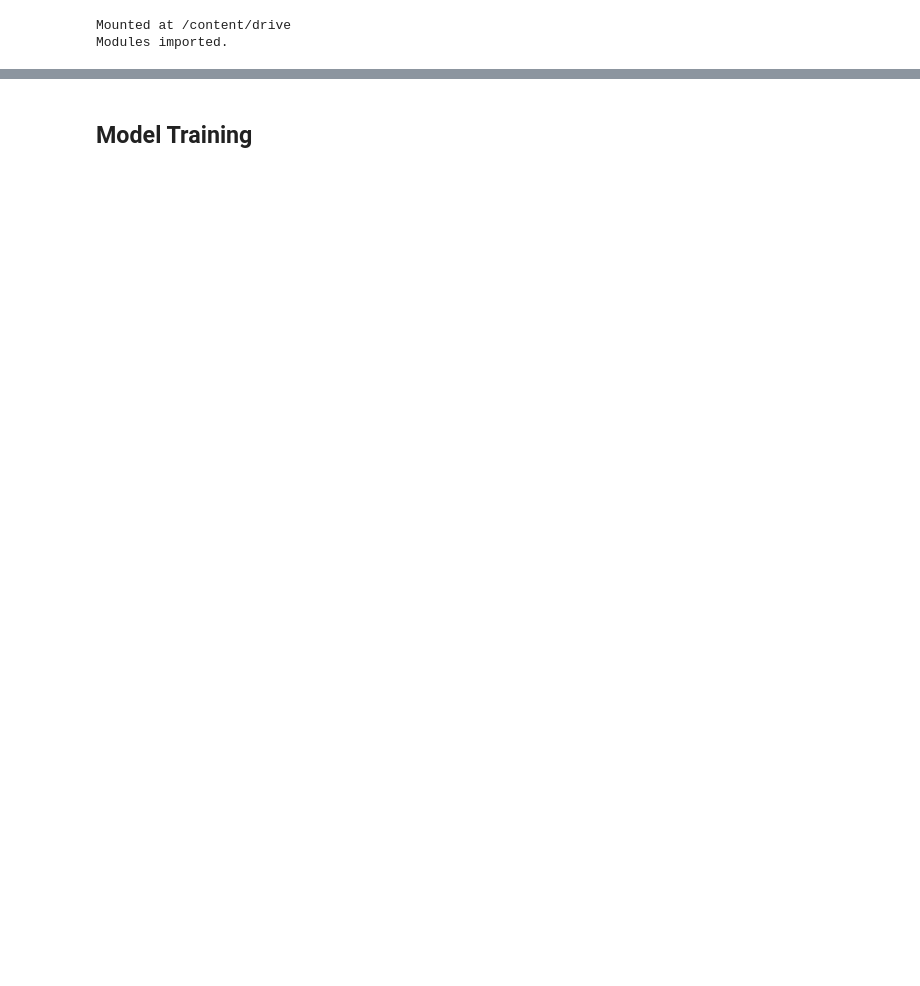
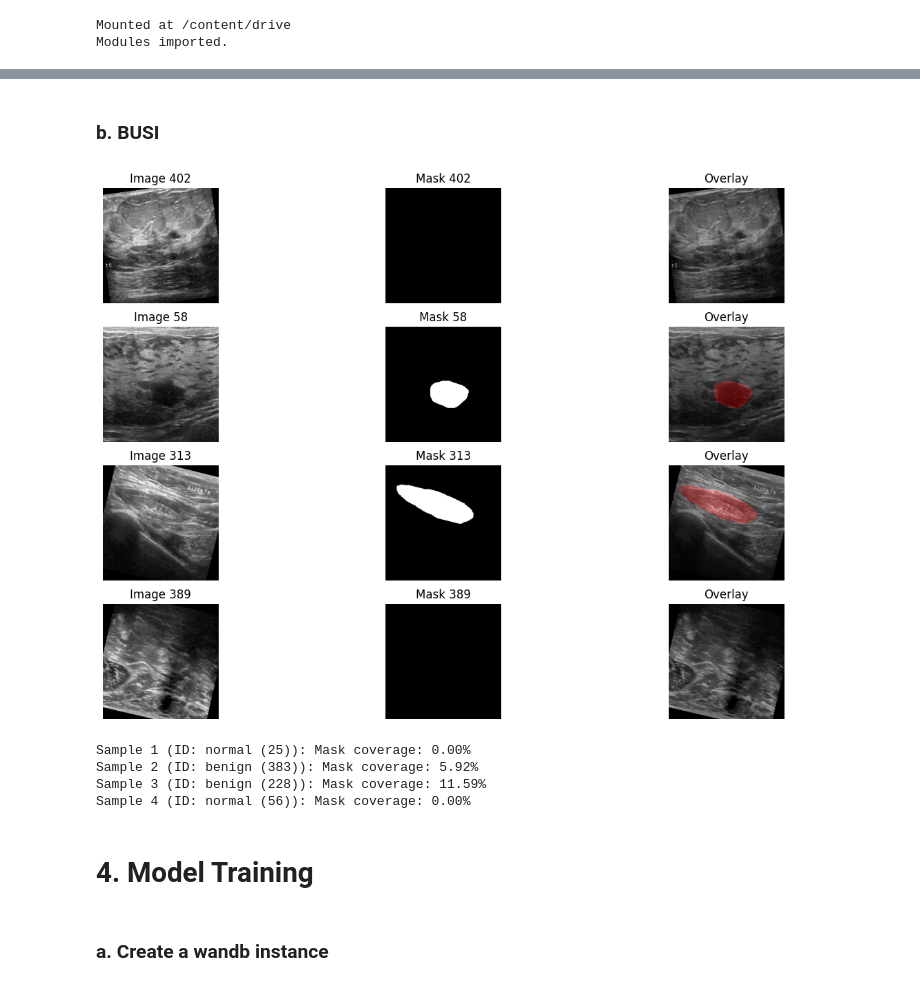
Before and after one commit to HenryVu27/Polyps-Segmentation, a Jupyter notebook: Kvasir_example.ipynb, the cells around one changed output, grey strips where cells are left out. Drawn from its saved outputs; the diff is of its cells as text; code cells hidden in the pictures; blank space fills up the shorter version.

```diff
--- a/Kvasir_example.ipynb
+++ b/Kvasir_example.ipynb
@@ -49,4 +50,11 @@ annotated_dir = os.path.join(dataset_dir, "annotated_images")
 # %%
+# data paths
+kvasir_dataset_dir = os.path.join(base_dir, 'Kvasir-SEG')
+images_dir = os.path.join(kvasir_dataset_dir, "images")
+masks_dir = os.path.join(kvasir_dataset_dir, "masks")
+bbox_dir = os.path.join(kvasir_dataset_dir, "bbox")
+annotated_dir = os.path.join(kvasir_dataset_dir, "annotated_images")
+
 # get image ids
 train_ids = pd.read_csv(os.path.join(base_dir, "train.txt"), header=None)[0].tolist()
 val_ids = pd.read_csv(os.path.join(base_dir, "val.txt"), header=None)[0].tolist()
@@ -77,8 +85,6 @@ for id in tqdm(all_ids):
     mask = torch.from_numpy(mask).float().unsqueeze(0)  # convert to [1, 256, 256]
     images[id] = image
     masks[id] = mask
-
-print("\n Data loaded!")
 # %% [output]
 Number of training samples: 880 images
 Number of validation samples: 120 images
@@ -88,6 +170,10 @@ Number of validation samples: 120 images
 # %%
+train_ids, test_ids = train_test_split(all_ids, test_size=0.2, random_state=42)
+train_ids, val_ids = train_test_split(train_ids, test_size=0.1, random_state=42)
+
 train_dataset = KvasirDataset(train_ids, images, masks, augment=True)
 val_dataset = KvasirDataset(val_ids, images, masks, augment=False)
+test_dataset = KvasirDataset(test_ids, images, masks, augment=False)
 
 train_loader = DataLoader(
     train_dataset,
@@ -141,0 +193,2 @@ plt.show()
+# %% [markdown]
+### b. BUSI
@@ -142,2 +219,52 @@ plt.show()
+# %%
+def visualize_dataset_samples(dataset, num_samples=4, figsize=(15, 10)):
+    fig, axes = plt.subplots(num_samples, 3, figsize=figsize)
+    indices = random.sample(range(len(dataset)), num_samples)
+    for i, idx in enumerate(indices):
+        image, mask = dataset[idx]
+        image_np = image.permute(1, 2, 0).cpu().numpy()  # CHW -> HWC
+        image_np = np.clip(image_np, 0, 1)
+        mask_np = mask.squeeze().cpu().numpy()  # Remove channel dim
+        # Original image
+        axes[i, 0].imshow(image_np)
+        axes[i, 0].set_title(f"Image {idx}")
+        axes[i, 0].axis('off')
+
+        # Mask
+        axes[i, 1].imshow(mask_np, cmap='gray')
+        axes[i, 1].set_title(f"Mask {idx}")
+        axes[i, 1].axis('off')
+
+        # Overlay
+        overlay = image_np.copy()
+        mask_overlay = np.zeros_like(overlay)
+        mask_overlay[:, :, 0] = mask_np * 1.0
+        overlay = overlay * 0.7 + mask_overlay * 0.3
+
+        axes[i, 2].imshow(overlay)
+        axes[i, 2].set_title("Overlay")
+        axes[i, 2].axis('off')
+    plt.show()
+
+    # Meta data
+    for i, idx in enumerate(indices):
+        image, mask = dataset[idx]
+        if isinstance(mask, torch.Tensor):
+            mask_coverage = mask.mean().item() * 100
+        else:
+            mask_coverage = np.mean(mask) * 100
+
+        image_id = dataset.image_ids[idx] if hasattr(dataset, 'image_ids') else idx
+        print(f"Sample {i+1} (ID: {image_id}): Mask coverage: {mask_coverage:.2f}%")
+
+visualize_dataset_samples(train_dataset)
+# %% [output]
+[figure, added]
+Sample 1 (ID: normal (25)): Mask coverage: 0.00%
+Sample 2 (ID: benign (383)): Mask coverage: 5.92%
+Sample 3 (ID: benign (228)): Mask coverage: 11.59%
+Sample 4 (ID: normal (56)): Mask coverage: 0.00%
 # %% [markdown]
-## Model Training
+# 4. Model Training
+# %% [markdown]
+### a. Create a wandb instance
```
Also changed, not shown: parts of 20 cells of this notebook, 33 other files.
